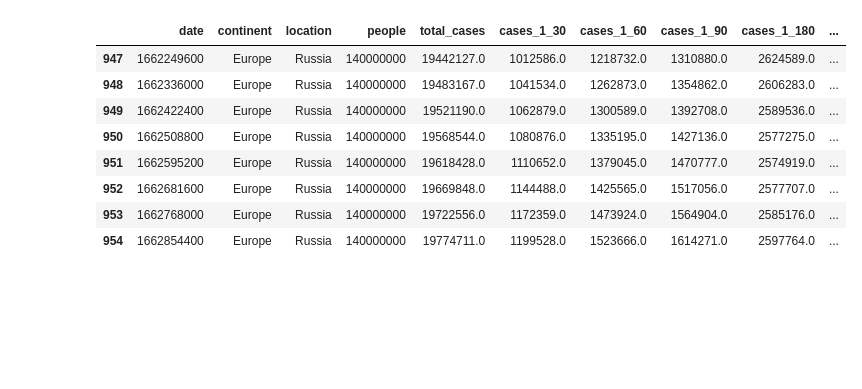
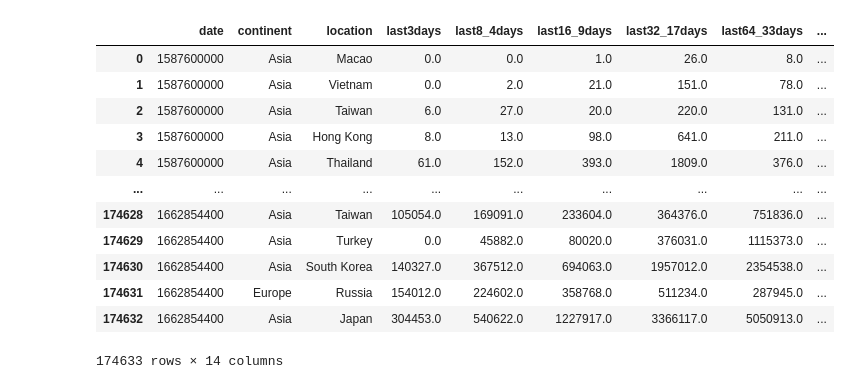
Before and after one commit to noxmyn/DMA, a Jupyter notebook: ML/covid-catboost.ipynb, the cells around one changed output. Saved outputs shown, nothing was run; the diff lists cells and outputs as text; code cells hidden in the pictures; blank space fills up the shorter version.

```diff
--- a/ML/covid-catboost.ipynb
+++ b/ML/covid-catboost.ipynb
@@ -20,16 +23,17 @@ df['date'] = (pd.to_numeric(df['date'])/1000000000).astype(int)
 df['continent'] = df['continent'].astype(str)
 df['location'] = df['location'].astype(str)
 # %%
-df2 = ps.sqldf('''select date, continent, location, 140000000 people,
-                sum(new_cases) over (PARTITION BY continent, location ORDER BY date ROWS UNBOUNDED PRECEDING) total_cases,
-                sum(new_cases) over (PARTITION BY continent, location ORDER BY date ROWS BETWEEN 3 PRECEDING AND 1 PRECEDING) cases_1_3,
-                sum(new_cases) over (PARTITION BY continent, location ORDER BY date ROWS BETWEEN 7 PRECEDING AND 1 PRECEDING) cases_1_7,
-                sum(new_cases) over (PARTITION BY continent, location ORDER BY date ROWS BETWEEN 14 PRECEDING AND 1 PRECEDING) cases_1_14,
-                sum(new_cases) over (PARTITION BY continent, location ORDER BY date ROWS BETWEEN 21 PRECEDING AND 1 PRECEDING) cases_1_21,
-                sum(new_cases) over (PARTITION BY continent, location ORDER BY date ROWS BETWEEN 30 PRECEDING AND 1 PRECEDING) cases_1_30,
-                sum(new_cases) over (PARTITION BY continent, location ORDER BY date ROWS BETWEEN 60 PRECEDING AND 1 PRECEDING) cases_1_60,
-                sum(new_cases) over (PARTITION BY continent, location ORDER BY date ROWS BETWEEN 90 PRECEDING AND 1 PRECEDING) cases_1_90,
-                sum(new_cases) over (PARTITION BY continent, location ORDER BY date ROWS BETWEEN 180 PRECEDING AND 1 PRECEDING) cases_1_180,
+df2 = ps.sqldf('''
+                select *
+                from
+                (select date, continent, location,
+
+                sum(new_cases) over (PARTITION BY continent, location ORDER BY date ROWS BETWEEN 3 PRECEDING AND 1 PRECEDING) last3days,
+                sum(new_cases) over (PARTITION BY continent, location ORDER BY date ROWS BETWEEN 8 PRECEDING AND 4 PRECEDING) last8_4days,
+                sum(new_cases) over (PARTITION BY continent, location ORDER BY date ROWS BETWEEN 16 PRECEDING AND 9 PRECEDING) last16_9days,
+                sum(new_cases) over (PARTITION BY continent, location ORDER BY date ROWS BETWEEN 32 PRECEDING AND 17 PRECEDING) last32_17days,
+                sum(new_cases) over (PARTITION BY continent, location ORDER BY date ROWS BETWEEN 64 PRECEDING AND 33 PRECEDING) last64_33days,
+                sum(new_cases) over (PARTITION BY continent, location ORDER BY date ROWS BETWEEN 128 PRECEDING AND 65 PRECEDING) last128_64days,
 
                 sum(new_cases) over (PARTITION BY continent, location ORDER BY date ROWS BETWEEN 7 PRECEDING AND 1 PRECEDING) -
                 sum(new_cases) over (PARTITION BY continent, location ORDER BY date ROWS BETWEEN 14 PRECEDING AND 8 PRECEDING) changes_7days,
@@ -45,24 +49,32 @@ df2 = ps.sqldf('''select date, continent, location, 140000000 people,
 
                 new_cases
                 from df
-                where total_cases>0 and location='Russia'
-                order by date, new_cases''')
+                where continent is not null and continent !='nan' and total_cases>0
+                order by date, new_cases
+                ) a
+                where changes_90days is not null
+                ''')
+#where total_cases>0 and location='Russia'
 # %%
 #NaN to 0
-#df2['new_cases'] = df2['new_cases'].fillna(0)
+df2['new_cases'] = df2['new_cases'].fillna(0)
 #df2['last_90days'] = df2['last_90days'].fillna(0)
 #df2['last_30days'] = df2['last_30days'].fillna(0)
 
-df2.tail(8)
+df2#.tail(8)
 #332584
 # %% [output]
-|  | date | continent | location | people | total_cases | cases_1_30 | cases_1_60 | cases_1_90 | cases_1_180 | ... |
-| 947 | 1662249600 | Europe | Russia | 140000000 | 19442127.0 | 1012586.0 | 1218732.0 | 1310880.0 | 2624589.0 | ... |
-| 948 | 1662336000 | Europe | Russia | 140000000 | 19483167.0 | 1041534.0 | 1262873.0 | 1354862.0 | 2606283.0 | ... |
-| 949 | 1662422400 | Europe | Russia | 140000000 | 19521190.0 | 1062879.0 | 1300589.0 | 1392708.0 | 2589536.0 | ... |
-| 950 | 1662508800 | Europe | Russia | 140000000 | 19568544.0 | 1080876.0 | 1335195.0 | 1427136.0 | 2577275.0 | ... |
-| 951 | 1662595200 | Europe | Russia | 140000000 | 19618428.0 | 1110652.0 | 1379045.0 | 1470777.0 | 2574919.0 | ... |
-| 952 | 1662681600 | Europe | Russia | 140000000 | 19669848.0 | 1144488.0 | 1425565.0 | 1517056.0 | 2577707.0 | ... |
-| 953 | 1662768000 | Europe | Russia | 140000000 | 19722556.0 | 1172359.0 | 1473924.0 | 1564904.0 | 2585176.0 | ... |
-| 954 | 1662854400 | Europe | Russia | 140000000 | 19774711.0 | 1199528.0 | 1523666.0 | 1614271.0 | 2597764.0 | ... |
+|  | date | continent | location | last3days | last8_4days | last16_9days | last32_17days | last64_33days | ... |
+| 0 | 1587600000 | Asia | Macao | 0.0 | 0.0 | 1.0 | 26.0 | 8.0 | ... |
+| 1 | 1587600000 | Asia | Vietnam | 0.0 | 2.0 | 21.0 | 151.0 | 78.0 | ... |
+| 2 | 1587600000 | Asia | Taiwan | 6.0 | 27.0 | 20.0 | 220.0 | 131.0 | ... |
+| 3 | 1587600000 | Asia | Hong Kong | 8.0 | 13.0 | 98.0 | 641.0 | 211.0 | ... |
+| 4 | 1587600000 | Asia | Thailand | 61.0 | 152.0 | 393.0 | 1809.0 | 376.0 | ... |
+| ... | ... | ... | ... | ... | ... | ... | ... | ... | ... |
+| 174628 | 1662854400 | Asia | Taiwan | 105054.0 | 169091.0 | 233604.0 | 364376.0 | 751836.0 | ... |
+| 174629 | 1662854400 | Asia | Turkey | 0.0 | 45882.0 | 80020.0 | 376031.0 | 1115373.0 | ... |
+| 174630 | 1662854400 | Asia | South Korea | 140327.0 | 367512.0 | 694063.0 | 1957012.0 | 2354538.0 | ... |
+| 174631 | 1662854400 | Europe | Russia | 154012.0 | 224602.0 | 358768.0 | 511234.0 | 287945.0 | ... |
+| 174632 | 1662854400 | Asia | Japan | 304453.0 | 540622.0 | 1227917.0 | 3366117.0 | 5050913.0 | ... |
+174633 rows × 14 columns
 # %%
```
Also changed, not shown: parts of 13 cells of this notebook, 6 other files.
